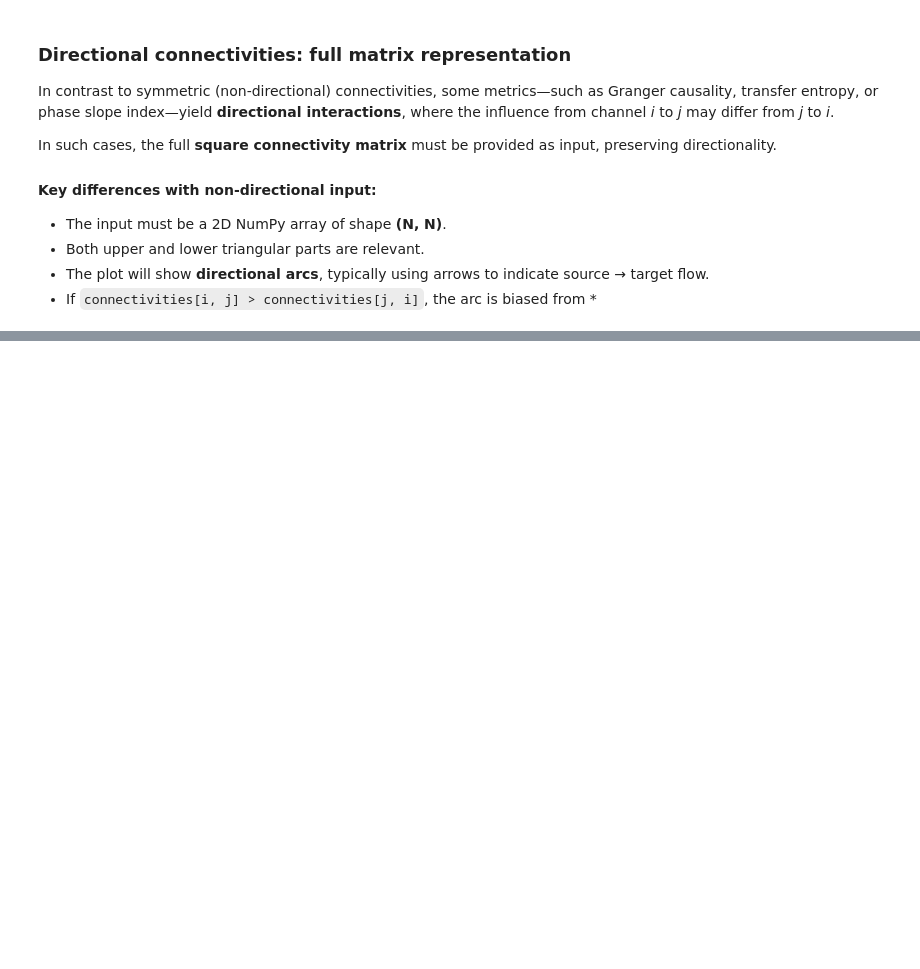
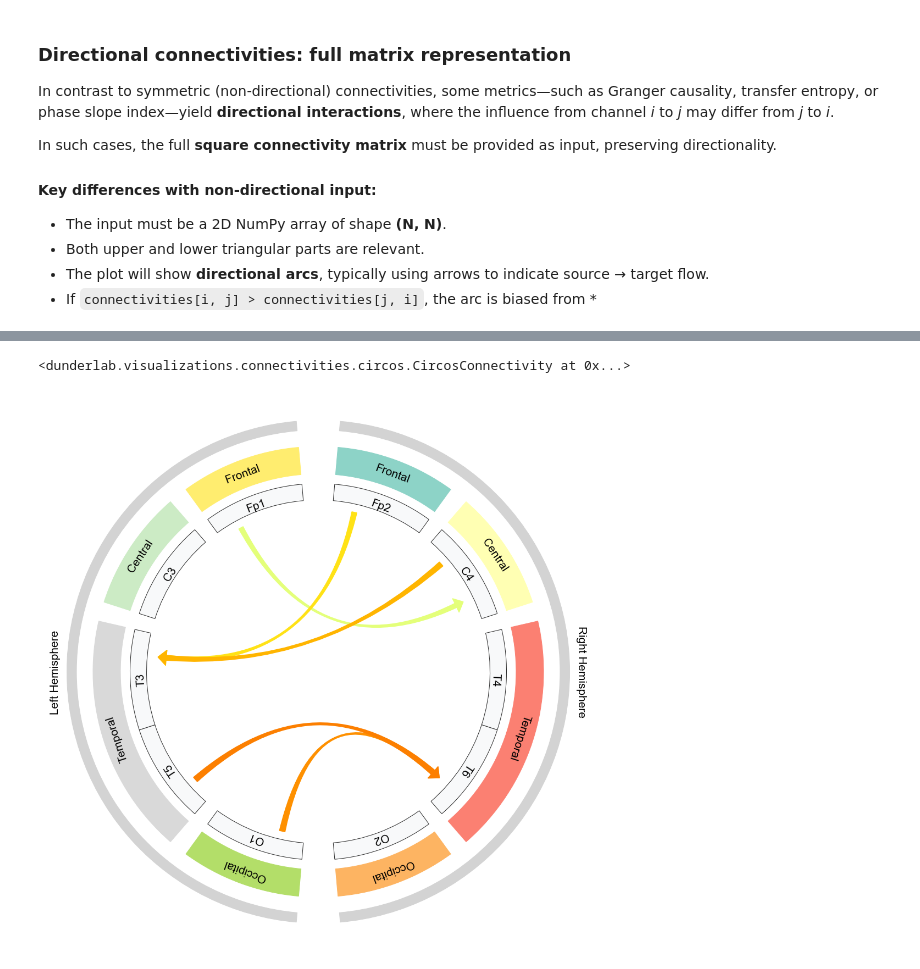
Before and after one commit to dunderlab/python-dunderlab.visualizations, a Jupyter notebook: docs/source/notebooks/01-connectivity_circosplot.ipynb, the cells around one changed output, grey strips where cells are left out. Cells and saved outputs as stored; diff of their text form; code cells hidden in the pictures; blank space fills up the shorter version.

```diff
--- a/docs/source/notebooks/01-connectivity_circosplot.ipynb
+++ b/docs/source/notebooks/01-connectivity_circosplot.ipynb
@@ -310,0 +369,10 @@ conn_dir.params
+# %%
+arguments_ = arguments.copy()
+arguments_.update({
+    'limit_connections': 5,
+    'percentile': None,
+})
+CircosConnectivity(connectivities_square, channels, areas, **arguments_)
+# %% [output]
+<dunderlab.visualizations.connectivities.circos.CircosConnectivity at 0x...>
+[figure, added]
```
Also changed, not shown: parts of 21 cells of this notebook, 1 other file.
